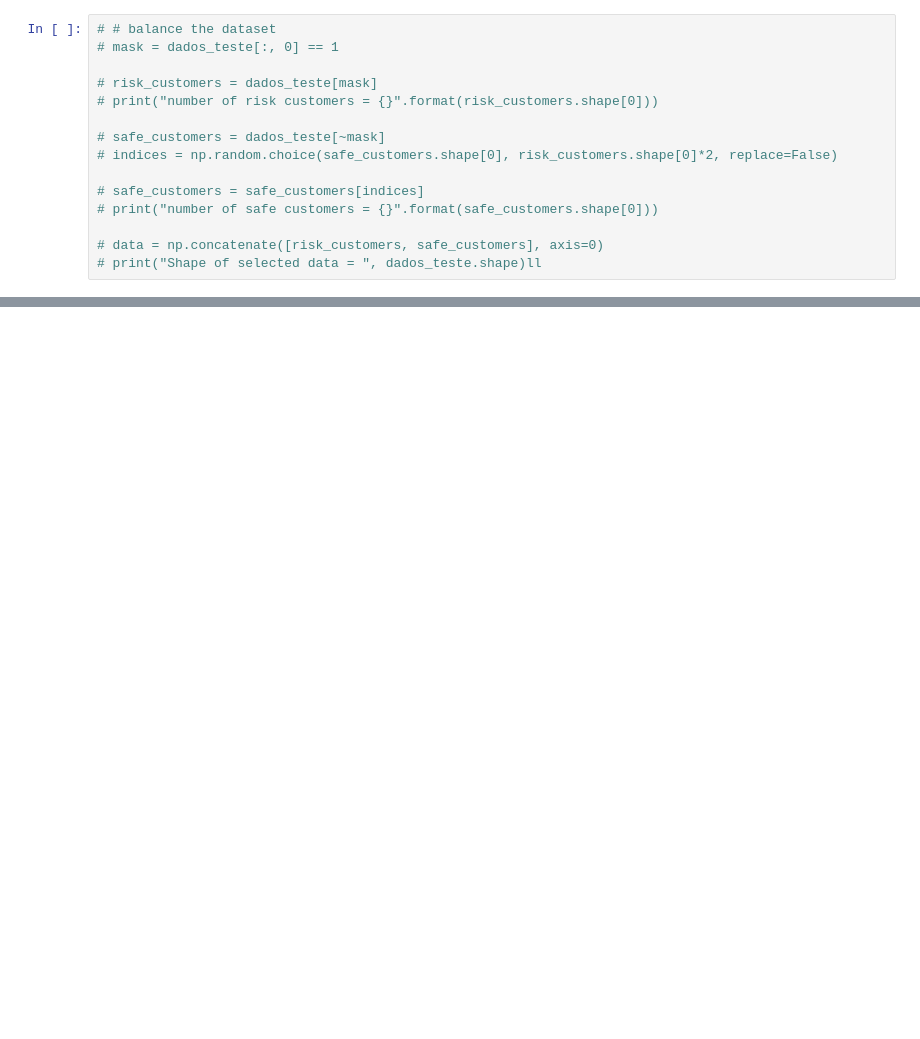
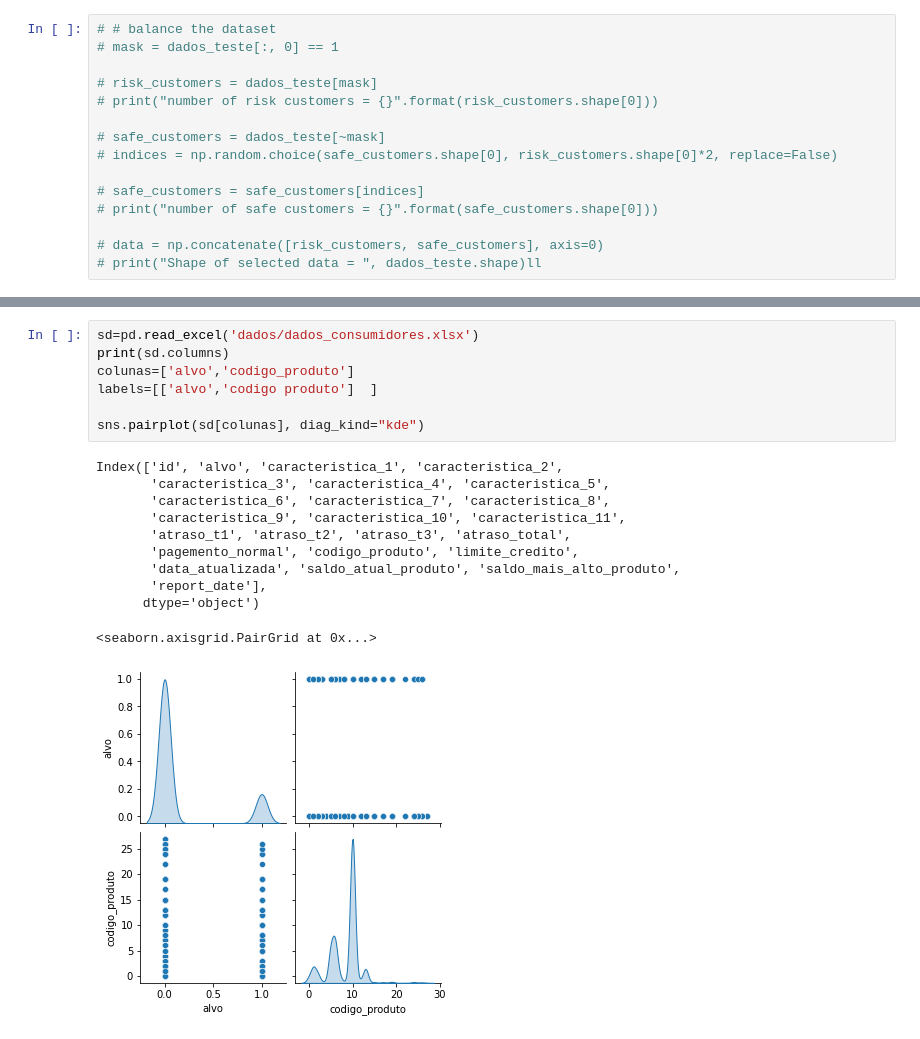
Before and after one commit to alessandrow19/analise_risco, a Jupyter notebook: risco_pt.ipynb, the cells around one changed output, grey strips where cells are left out. Drawn from its saved outputs; the diff is of its cells as text; blank space fills up the shorter version.

```diff
--- a/risco_pt.ipynb
+++ b/risco_pt.ipynb
@@ -340,0 +371,19 @@ seaborn.heatmap(CM, annot=True,  fmt='d', cmap='Blues_r', xticklabels=classes, y
+# %%
+sd=pd.read_excel('dados/dados_consumidores.xlsx')
+print(sd.columns)
+colunas=['alvo','codigo_produto']
+labels=[['alvo','codigo produto']  ]
+
+sns.pairplot(sd[colunas], diag_kind="kde")
+# %% [output]
+Index(['id', 'alvo', 'caracteristica_1', 'caracteristica_2',
+       'caracteristica_3', 'caracteristica_4', 'caracteristica_5',
+       'caracteristica_6', 'caracteristica_7', 'caracteristica_8',
+       'caracteristica_9', 'caracteristica_10', 'caracteristica_11',
+       'atraso_t1', 'atraso_t2', 'atraso_t3', 'atraso_total',
+       'pagemento_normal', 'codigo_produto', 'limite_credito',
+       'data_atualizada', 'saldo_atual_produto', 'saldo_mais_alto_produto',
+       'report_date'],
+      dtype='object')
+<seaborn.axisgrid.PairGrid at 0x...>
+[figure, added]
```
Also changed, not shown: parts of 9 cells of this notebook, 2 other files.
